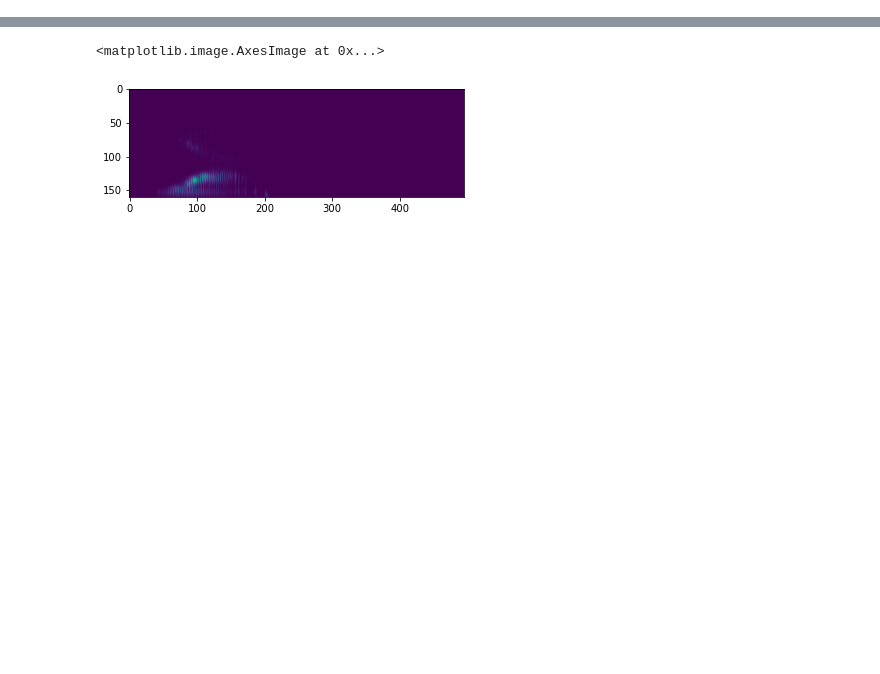
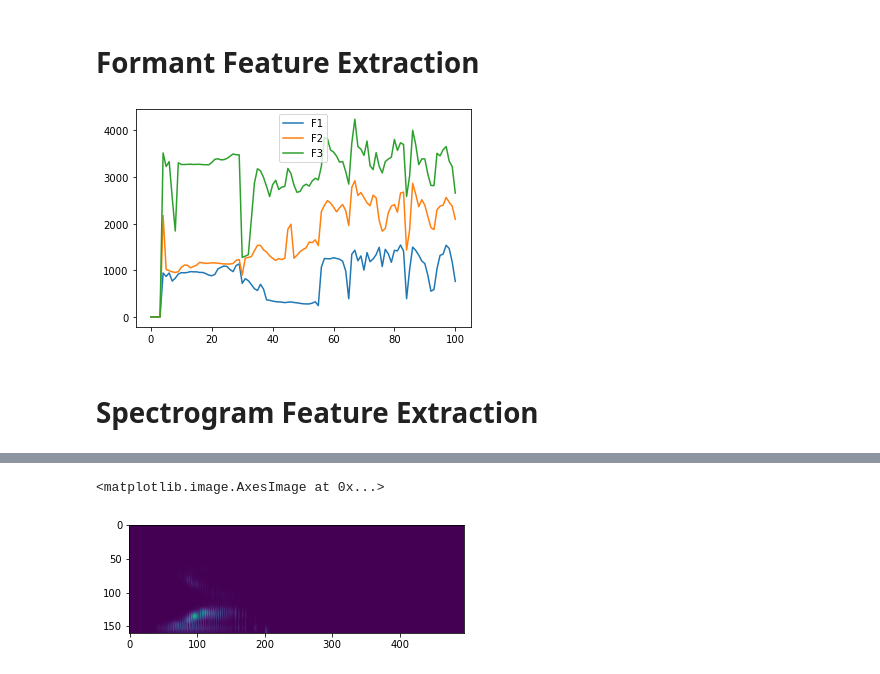
Before and after one commit to Calculasians/Praat, a Jupyter notebook: KeywordSpotting_PraatEndeavour.ipynb, the cells around one changed output, grey strips where cells are left out. Cells and saved outputs as stored; diff of their text form; code cells hidden in the pictures; blank space fills up the shorter version.

```diff
--- a/KeywordSpotting_PraatEndeavour.ipynb
+++ b/KeywordSpotting_PraatEndeavour.ipynb
@@ -8,2 +9,21 @@ import matplotlib.pyplot as plt
 # %%
 root_dir = Path(os.getcwd())
+# %% [markdown]
+# Formant Feature Extraction
+# %%
+db = pd.read_csv(root_dir/'feature_database'/'on'/'0d2bcf9d_nohash_0.csv')
+# %%
+sound_db = db[db[' phoneme']=='sounding'].replace(to_replace='--undefined--', value=0)
+# %%
+plt.plot(sound_db[' F1'], label = 'F1')
+plt.plot(sound_db[' F2'], label = 'F2')
+plt.plot(sound_db[' F3'], label = 'F3')
+# plt.plot(sound_db[' F4'], label = 'F4')
+# plt.plot(sound_db[' F5'], label = 'F5')
+
+plt.legend()
+plt.show()
+# %% [output]
+[figure, added]
+# %% [markdown]
+# Spectrogram Feature Extraction
```
Also changed, not shown: parts of 5 cells of this notebook, 1 other file.
